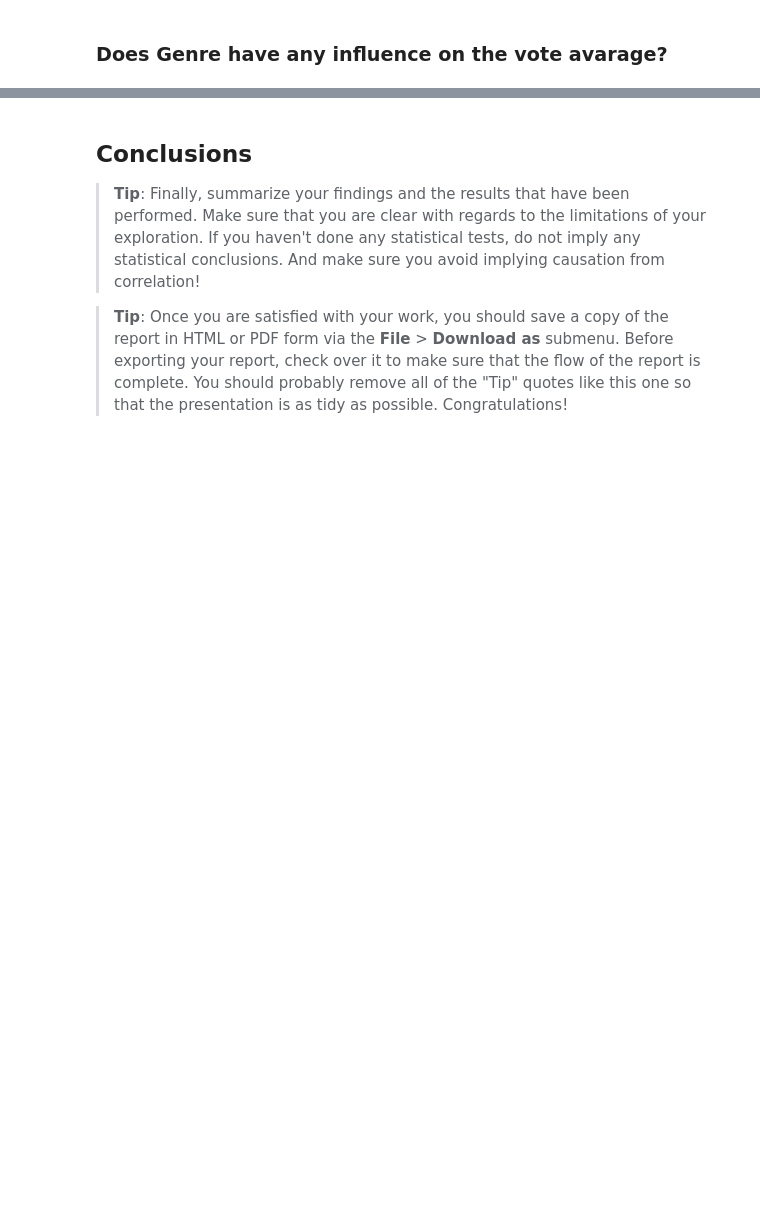
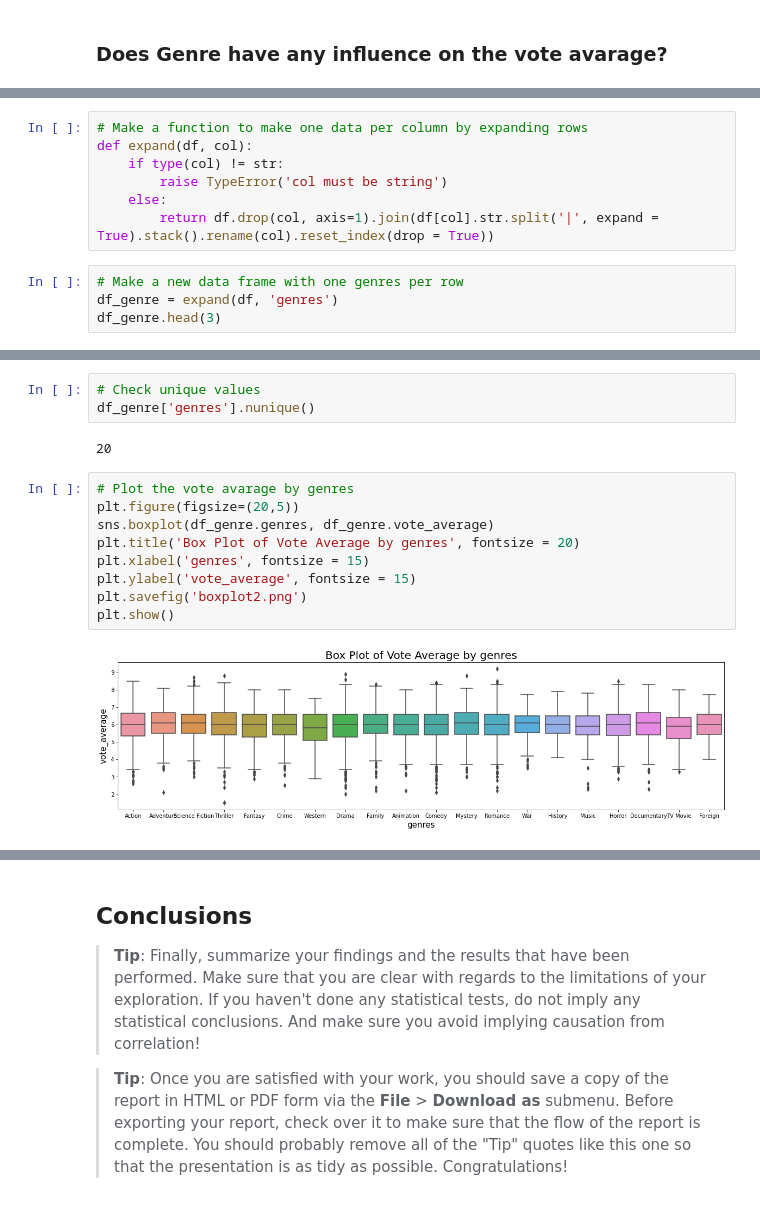
Before and after one commit to KaoriMI/Project_Investigate_a_Dataset, a Jupyter notebook: Investigate_TMDb_Movie_Dataset.ipynb, the cells around one changed output, grey strips where cells are left out. Drawn from its saved outputs; the diff is of its cells as text; blank space fills up the shorter version.

```diff
--- a/Investigate_TMDb_Movie_Dataset.ipynb
+++ b/Investigate_TMDb_Movie_Dataset.ipynb
@@ -232,0 +230,11 @@ df_year.corr()
+# %%
+# Make a function to make one data per column by expanding rows
+def expand(df, col):
+    if type(col) != str:
+        raise TypeError('col must be string')
+    else:
+        return df.drop(col, axis=1).join(df[col].str.split('|', expand = True).stack().rename(col).reset_index(drop = True))
+# %%
+# Make a new data frame with one genres per row
+df_genre = expand(df, 'genres')
+df_genre.head(3)
@@ -232,0 +246,16 @@ df_year.corr()
+# %%
+# Check unique values
+df_genre['genres'].nunique()
+# %% [output]
+20
+# %%
+# Plot the vote avarage by genres
+plt.figure(figsize=(20,5))
+sns.boxplot(df_genre.genres, df_genre.vote_average)
+plt.title('Box Plot of Vote Average by genres', fontsize = 20)
+plt.xlabel('genres', fontsize = 15)
+plt.ylabel('vote_average', fontsize = 15)
+plt.savefig('boxplot2.png')
+plt.show()
+# %% [output]
+[figure, added]
```
Also changed, not shown: parts of 17 cells of this notebook.
